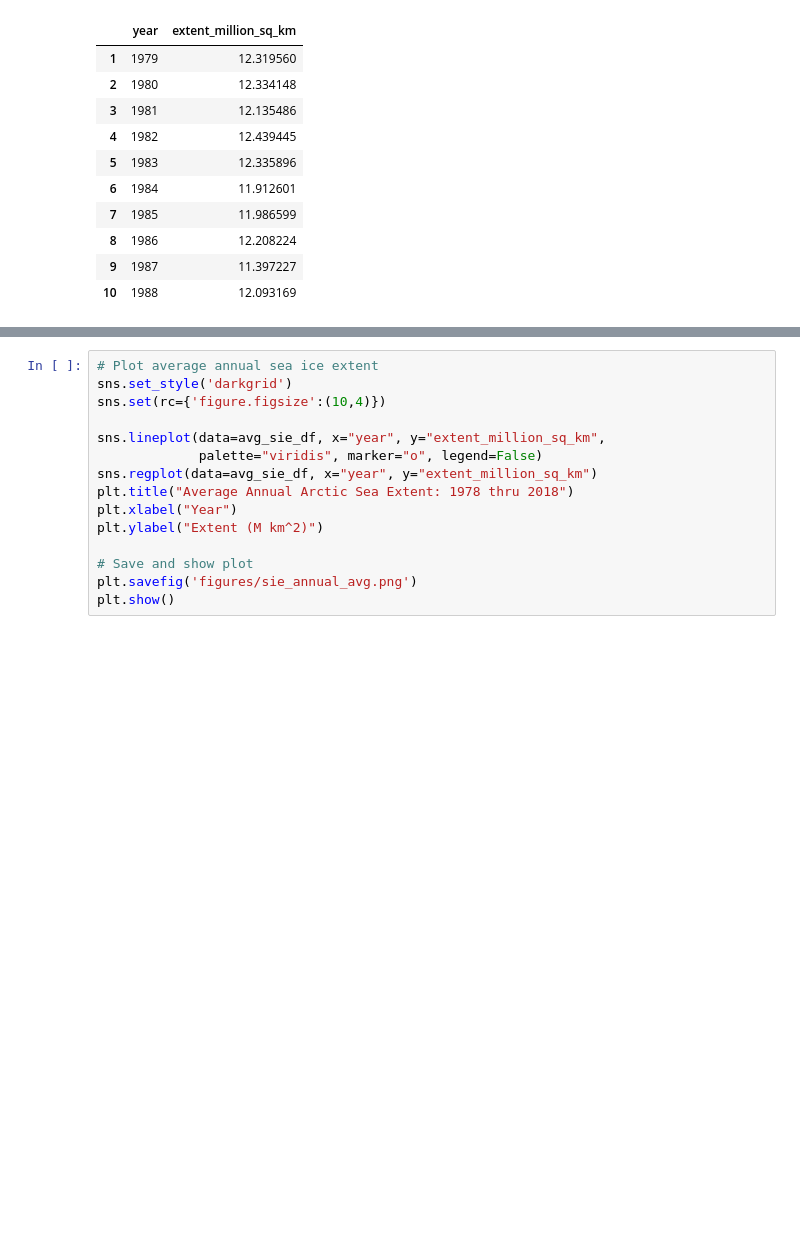
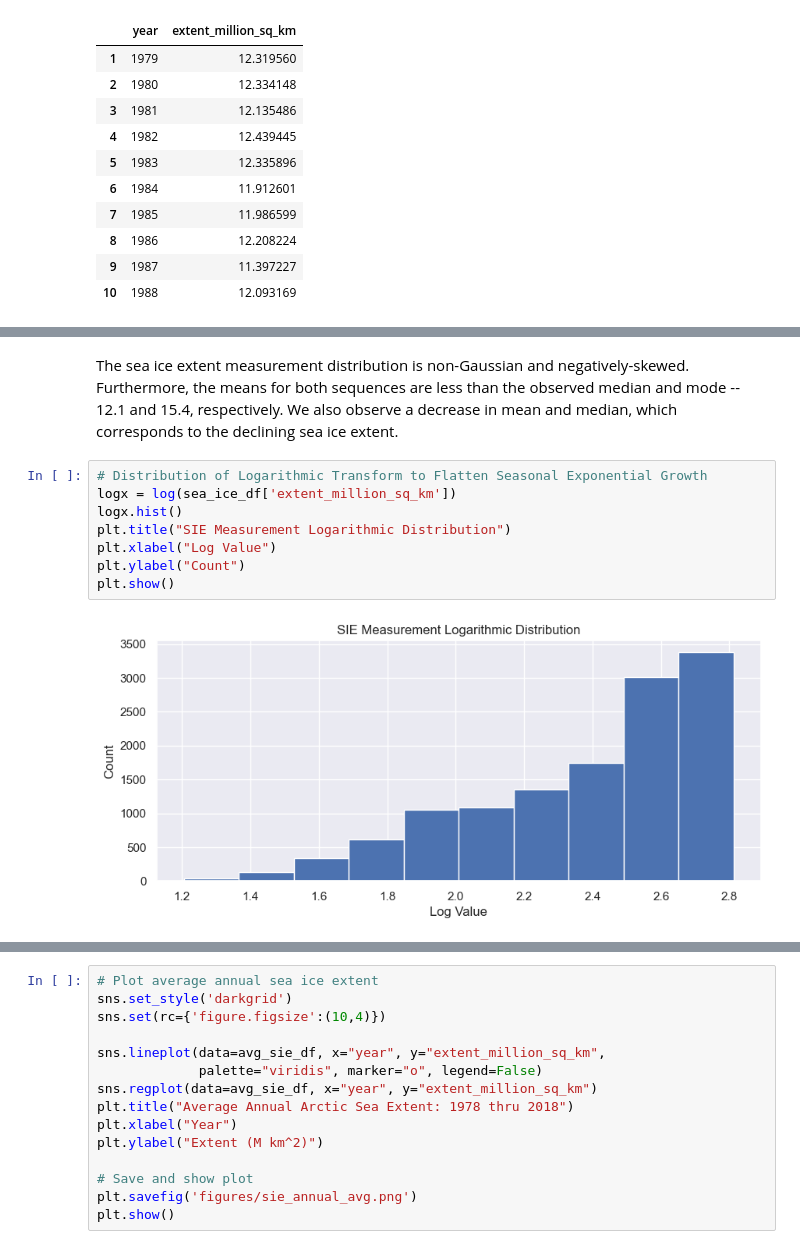
Before and after one commit to giantmagellan/SeaIceForecast, a Jupyter notebook: seaice_eda.ipynb, the cells around one changed output, grey strips where cells are left out. Cells and saved outputs as stored; diff of their text form; blank space fills up the shorter version.

```diff
--- a/seaice_eda.ipynb
+++ b/seaice_eda.ipynb
@@ -203,0 +261,12 @@ avg_sie_df.head(10)
+# %% [markdown]
+The sea ice extent measurement distribution is non-Gaussian and negatively-skewed. Furthermore, the means for both sequences are less than the observed median and mode -- 12.1 and 15.4, respectively. We also observe a decrease in mean and median, which corresponds to the declining sea ice extent.
+# %%
+# Distribution of Logarithmic Transform to Flatten Seasonal Exponential Growth
+logx = log(sea_ice_df['extent_million_sq_km'])
+logx.hist()
+plt.title("SIE Measurement Logarithmic Distribution")
+plt.xlabel("Log Value")
+plt.ylabel("Count")
+plt.show()
+# %% [output]
+[figure, added]
```
Also changed, not shown: parts of 18 cells of this notebook, 5 other files.
